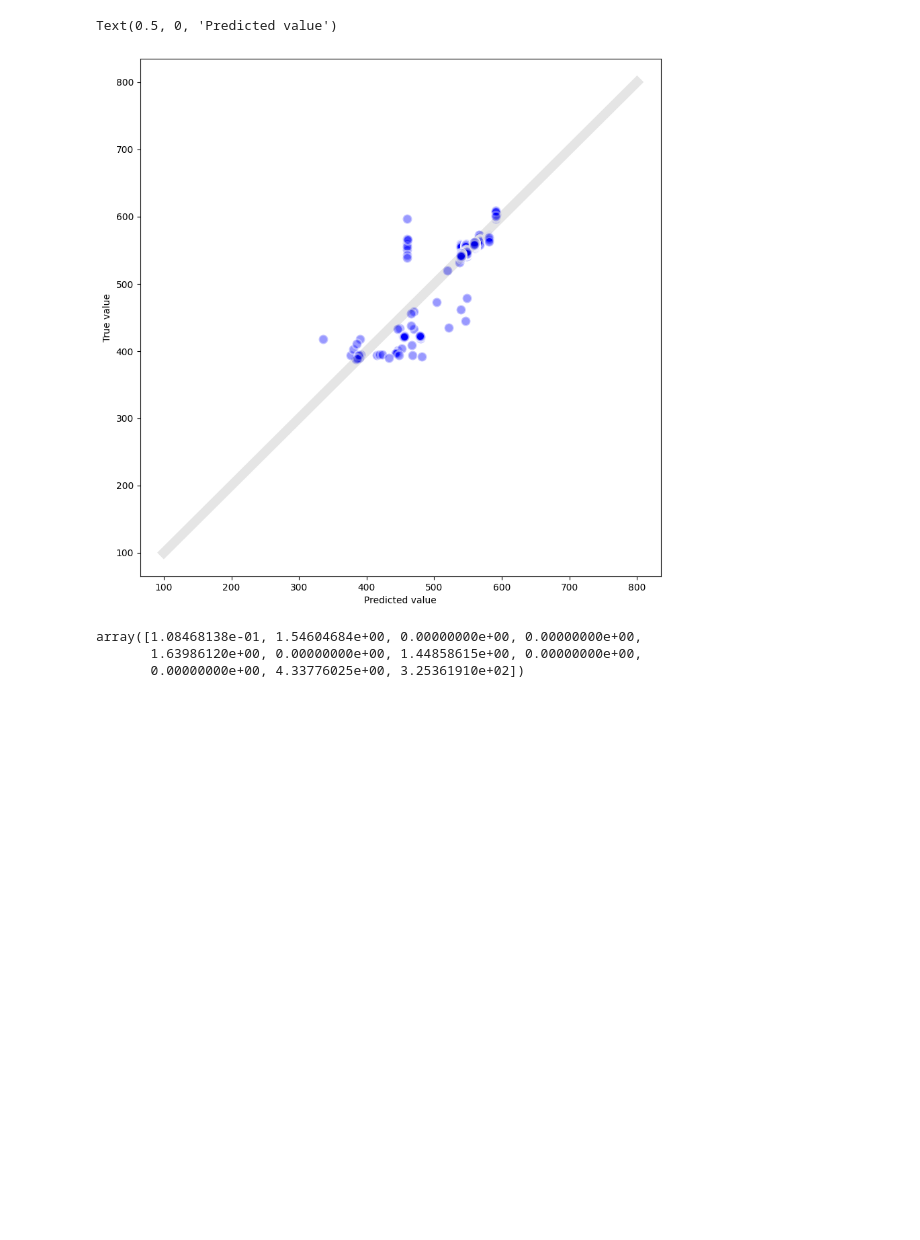
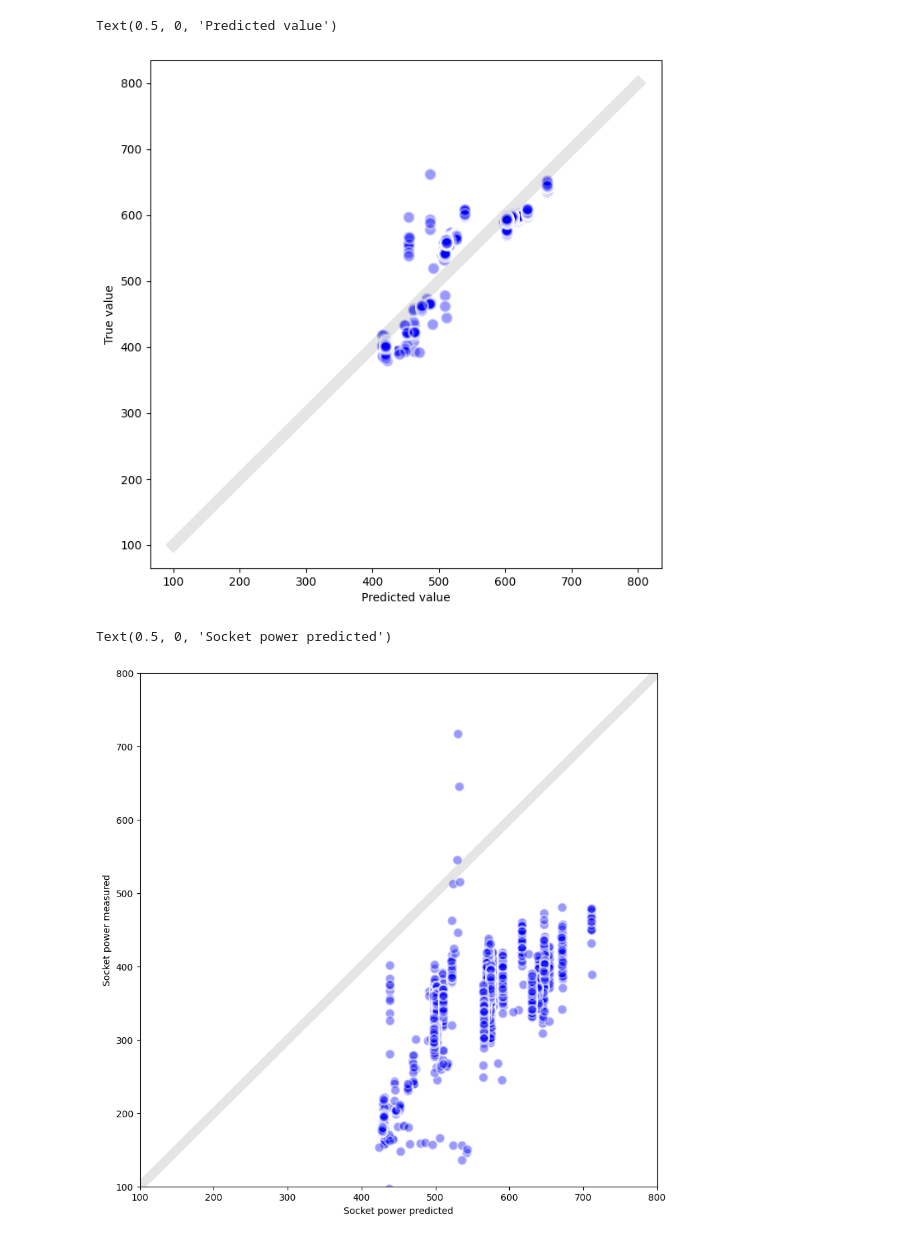
Before and after one commit to NiccoloTosato/PowerBenchmarks, a Jupyter notebook: plot.ipynb, the cells around one changed output. Cells and saved outputs as stored; diff of their text form; code cells hidden in the pictures; blank space fills up the shorter version.

```diff
--- a/plot.ipynb
+++ b/plot.ipynb
@@ -103,5 +94,6 @@ from scipy.optimize import nnls
 # %%
-independent_variables=[ #"SocketPower0","SocketPower1","ProbabilityScalarArithmetic",
+independent_variables=[ #"SocketPower0","SocketPower1",
+                        "ProbabilityScalarArithmetic",
                        "ProbabilityScalarLogic", 	"ProbabilityScalarMemory",
                        "ProbabilityScalarBranch", 	"ProbabilityScalarJump",
                        "ProbabilityVectorArithmetic", 	"ProbabilityVectorLogic",
@@ -125,7 +117,7 @@ prediction=list()
 for row in df[independent_variables].to_numpy():
     prediction.append(row@coeff[:-1] + intercept)
 
-plt.figure(figsize=(10,10))
+plt.figure(figsize=(8,8))
 plt.plot(prediction,df["Total_power"], 'bo',
          markersize=10,
          alpha=0.4,
@@ -138,10 +130,25 @@ plt.ylabel("True value")
 plt.xlabel("Predicted value")
 # %% [output]
 Text(0.5, 0, 'Predicted value')
-[figure, old version]
+[figure, new version]
 # %%
-coeff
+prediction=list()
+for row in df[independent_variables].to_numpy():
+    prediction.append(row@coeff[:-1] + intercept)
+
+plt.figure(figsize=(10,10))
+plt.plot(prediction,df["SocketPower0"]+df["SocketPower1"], 'bo',
+         markersize=10,
+         alpha=0.4,
+         fillstyle='full',
+         markeredgecolor='white',
+         markeredgewidth=2)
+
+plt.plot([100,800],[100,800], '-k', linewidth=10, alpha=0.1, label='Bisector Line')
+plt.ylim([100,800])
+plt.xlim([100,800])
+plt.ylabel("Socket power measured")
+plt.xlabel("Socket power predicted")
 # %% [output]
-array([1.08468138e-01, 1.54604684e+00, 0.00000000e+00, 0.00000000e+00,
-       1.63986120e+00, 0.00000000e+00, 1.44858615e+00, 0.00000000e+00,
-       0.00000000e+00, 4.33776025e+00, 3.25361910e+02])
+Text(0.5, 0, 'Socket power predicted')
+[figure, added]
```
Also changed, not shown: parts of 13 cells of this notebook, 58 other files.
